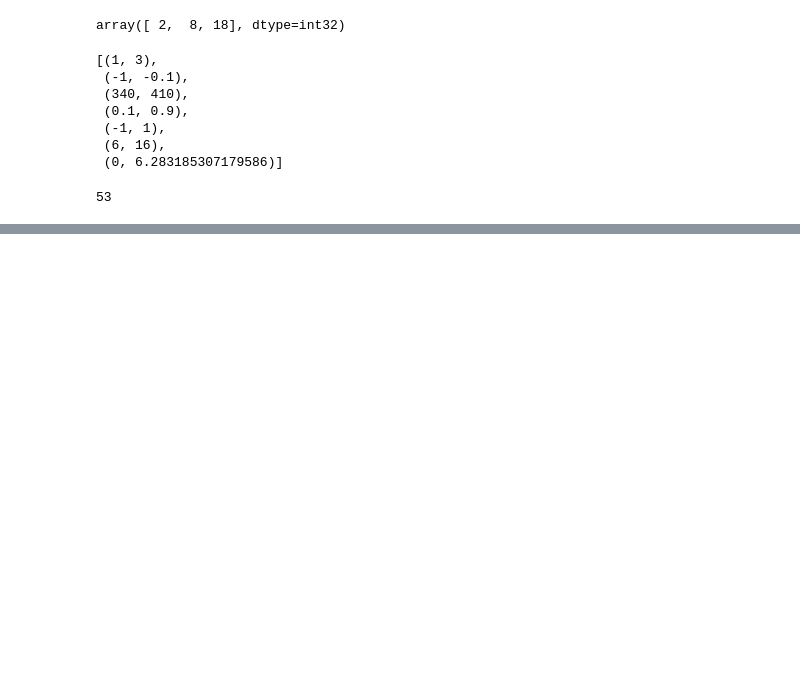
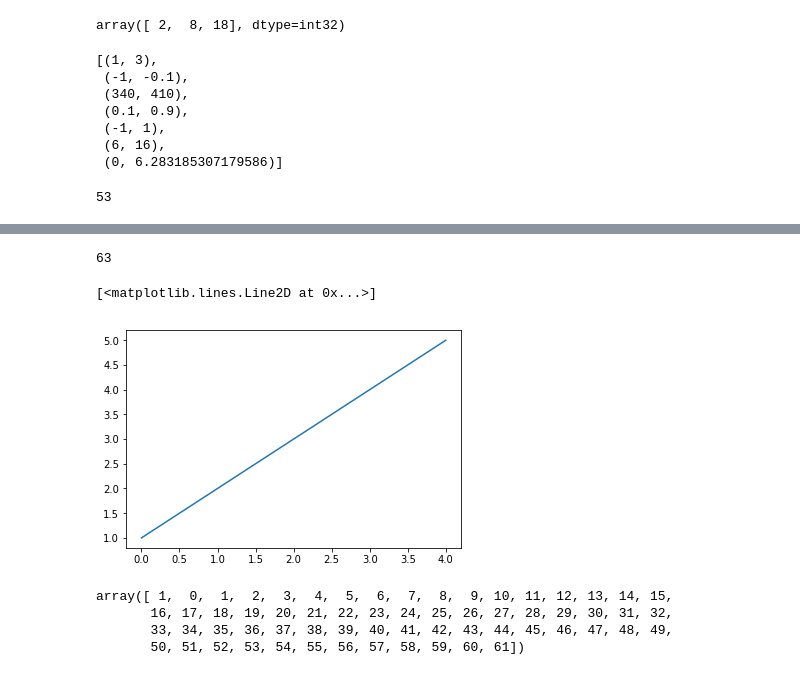
Before and after one commit to mbaddar/BTCWavelet, a Jupyter notebook: notebooks/log_returns.ipynb, the cells around one changed output, grey strips where cells are left out. Saved outputs shown, nothing was run; the diff lists cells and outputs as text; code cells hidden in the pictures; blank space fills up the shorter version.

```diff
--- a/notebooks/log_returns.ipynb
+++ b/notebooks/log_returns.ipynb
@@ -662,0 +674,33 @@ delta.days
+# %%
+import numpy as np
+def gen():
+    a = 9.492
+    b = -3.649
+    tc = 63.673
+    m = 0.026
+    c = -0.006
+    w = 4.002
+    phi = 1.988
+    ts = np.array( [i for i in range(63)] )
+    try:
+        yield a + ( b*np.power( np.abs(tc-ts), m) ) *( 1 + ( c*np.cos((w*np.log( np.abs( tc-ts)))+ phi)))
+    except BaseException:
+        print( "(tc=%d)"% tc )
+
+len(list(gen())[0])
+# %% [output]
+63
+# %%
+
+plt.plot(np.linspace( 0, 5-1, 5),  [1,2,3,4,5])
+# %% [output]
+[<matplotlib.lines.Line2D at 0x...>]
+[figure, added]
+# %%
+ts = [i for i in range(63)]
+np.abs(1-np.array(ts) )
+# %% [output]
+array([ 1,  0,  1,  2,  3,  4,  5,  6,  7,  8,  9, 10, 11, 12, 13, 14, 15,
+       16, 17, 18, 19, 20, 21, 22, 23, 24, 25, 26, 27, 28, 29, 30, 31, 32,
+       33, 34, 35, 36, 37, 38, 39, 40, 41, 42, 43, 44, 45, 46, 47, 48, 49,
+       50, 51, 52, 53, 54, 55, 56, 57, 58, 59, 60, 61])
```
Also changed, not shown: parts of 1 cell of this notebook, 3 other files.
